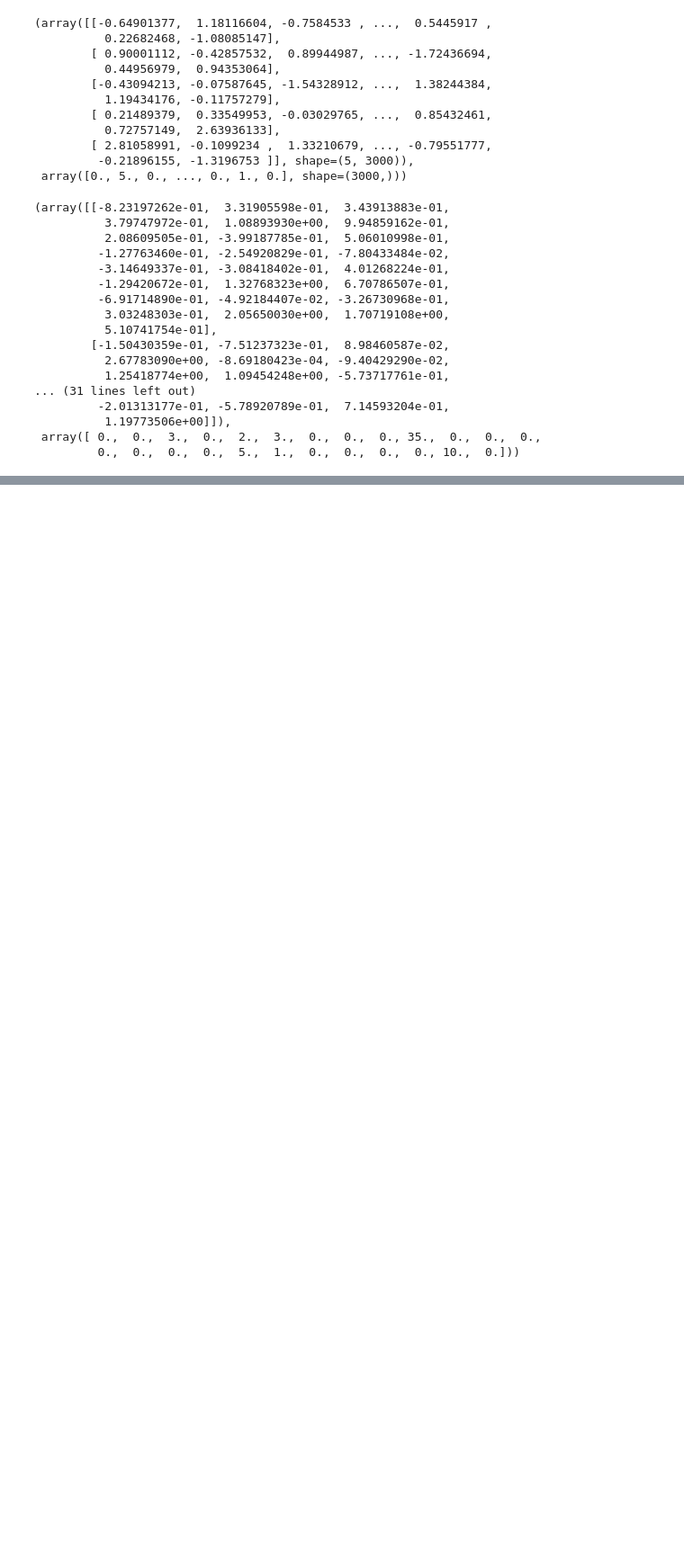
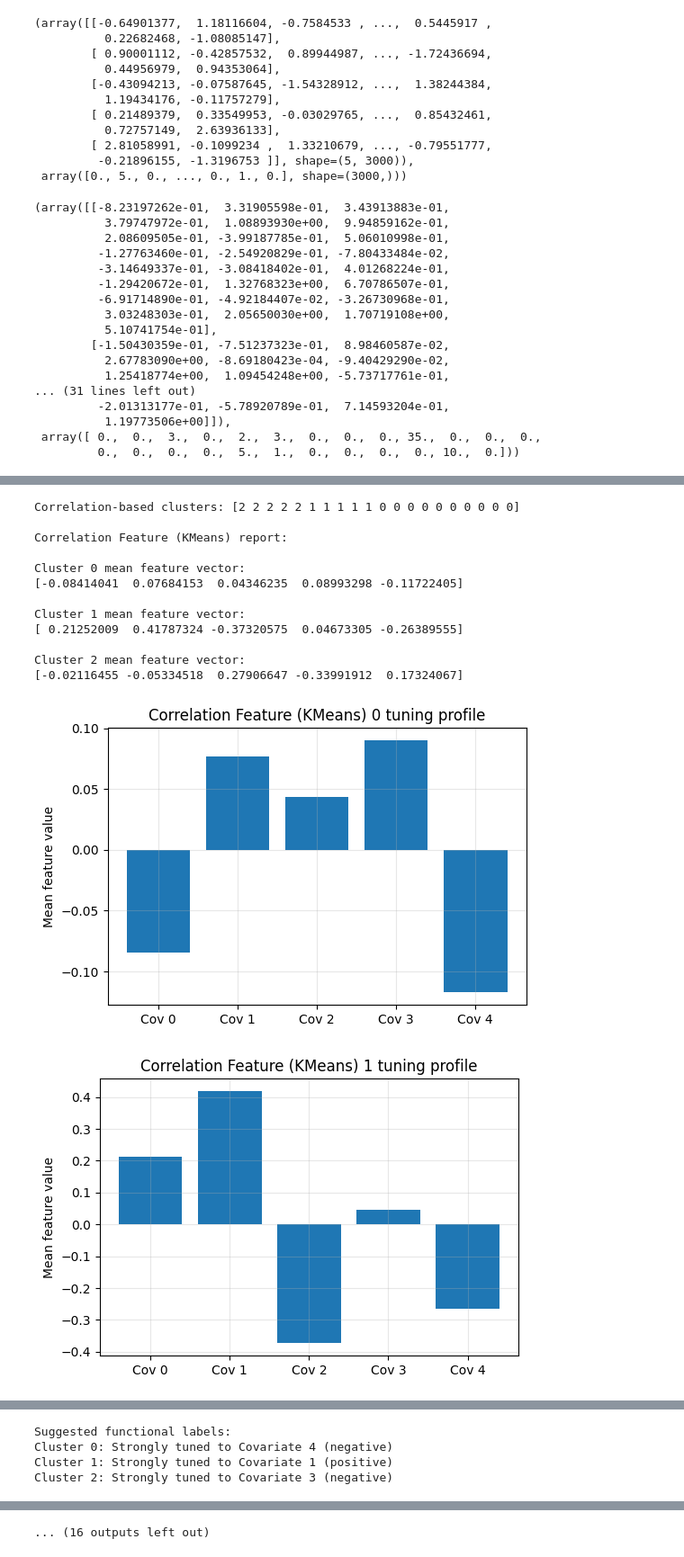
Before and after one commit to shtem/BIOL61230_poisson_neural_net, a Jupyter notebook: data_playbook.ipynb, the cells around one changed output, grey strips where cells are left out. Shown at 90% size. Saved outputs shown, nothing was run; the diff lists cells and outputs as text; code cells hidden in the pictures; blank space fills up the shorter version.

```diff
--- a/data_playbook.ipynb
+++ b/data_playbook.ipynb
@@ -232,0 +375,21 @@ plot_covariates_and_spikes(X, Y, cell_idx=0, trial_idx=0)
+# %%
+# Automatically suggest functional labels
+def suggest_labels(cluster_summaries):
+    labels = {}
+    for c, vec in cluster_summaries.items():
+        strongest = np.argmax(np.abs(vec))
+        direction = "positive" if vec[strongest] > 0 else "negative"
+        labels[c] = f"Strongly tuned to Covariate {strongest} ({direction})"
+    return labels
+# %%
+def cluster_report(features, labels, title_prefix="Cluster"):
+    print(f"\n{title_prefix} report:")
+    summaries = summarize_clusters(features, labels)
+    plot_cluster_tuning(features, labels, title_prefix)
+    suggested = suggest_labels(summaries)
+
+    print("\nSuggested functional labels:")
+    for c, label in suggested.items():
+        print(f"Cluster {c}: {label}")
+
+    plot_clusters(features, labels, f"{title_prefix} Clusters")
@@ -232,0 +431,24 @@ plot_covariates_and_spikes(X, Y, cell_idx=0, trial_idx=0)
+# %%
+print("Correlation-based clusters:", corr_labels)
+cluster_report(corr_features, corr_labels, "Correlation Feature (KMeans)")
+cluster_report(corr_features, corr_labels_2, "Correlation Feature (Hierarchical)")
+
+
+print("GLM-weight-based clusters:", glm_labels)
+cluster_report(glm_features, glm_labels, "GLM Weight Feature (KMeans)")
+cluster_report(glm_features, glm_labels_2, "GLM Weight Feature (Hierarchical)")
+# %% [output]
+Correlation-based clusters: [2 2 2 2 2 1 1 1 1 1 0 0 0 0 0 0 0 0 0 0]
+
+Correlation Feature (KMeans) report:
+
+Cluster 0 mean feature vector:
+[-0.08414041  0.07684153  0.04346235  0.08993298 -0.11722405]
+
+Cluster 1 mean feature vector:
+[ 0.21252009  0.41787324 -0.37320575  0.04673305 -0.26389555]
+
+Cluster 2 mean feature vector:
+[-0.02116455 -0.05334518  0.27906647 -0.33991912  0.17324067]
+[figure, added]
+[figure, added]
@@ -232,0 +456,4 @@ plot_covariates_and_spikes(X, Y, cell_idx=0, trial_idx=0)
+Suggested functional labels:
+Cluster 0: Strongly tuned to Covariate 4 (negative)
+Cluster 1: Strongly tuned to Covariate 1 (positive)
+Cluster 2: Strongly tuned to Covariate 3 (negative)
@@ -232,0 +482 @@ plot_covariates_and_spikes(X, Y, cell_idx=0, trial_idx=0)
+... (16 outputs left out)
```
Also changed, not shown: parts of 24 cells of this notebook, 1 other file.
